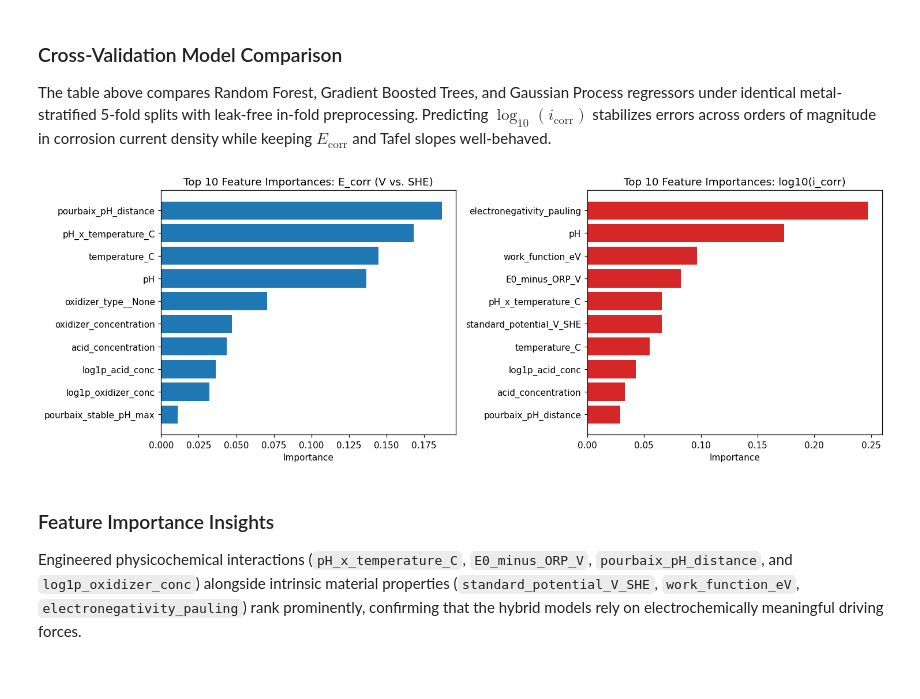
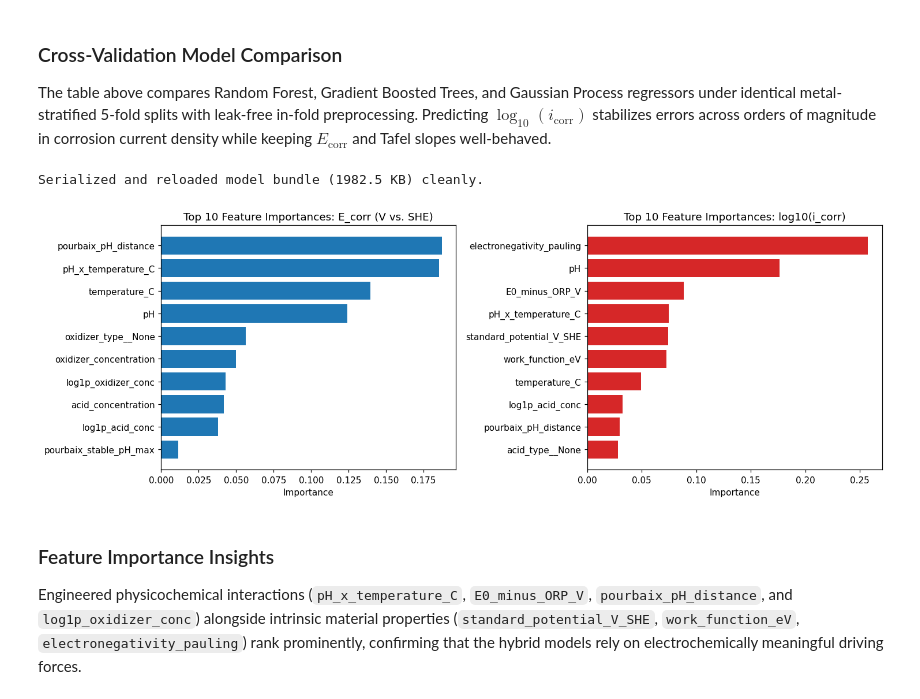
Before and after one commit to MarkLin19941028/Corrosion-simulator, a Jupyter notebook: notebooks/03_phase2_ml_training_and_uncertainty.ipynb, the cells around one changed output. Cells and saved outputs as stored; diff of their text form; code cells hidden in the pictures.

Commit message:
fix(phase2): address Standards and Spec review findings for ML predictor (Issue 03)

```diff
--- a/notebooks/03_phase2_ml_training_and_uncertainty.ipynb
+++ b/notebooks/03_phase2_ml_training_and_uncertainty.ipynb
@@ -76,22 +76,30 @@ The table above compares Random Forest, Gradient Boosted Trees, and Gaussian Pro
 # %%
 rf_predictor = HybridMLPredictor(model_family='random_forest', random_state=42, n_estimators=100)
 rf_predictor.fit(db)
 
-imp_ecorr = rf_predictor.feature_importances('Ecorr_V_SHE').head(10)
-imp_logi = rf_predictor.feature_importances('log10_icorr_uA_cm2').head(10)
+# Verify model persistence round-trip
+import tempfile
+with tempfile.TemporaryDirectory() as tmpdir:
+    bundle_path = rf_predictor.save(Path(tmpdir) / 'rf_predictor.joblib')
+    reloaded = HybridMLPredictor.load(bundle_path)
+    print(f'Serialized and reloaded model bundle ({bundle_path.stat().st_size / 1024:.1f} KB) cleanly.')
+
+imp_ecorr = reloaded.feature_importances('Ecorr_V_SHE').head(10)
+imp_logi = reloaded.feature_importances('log10_icorr_uA_cm2').head(10)
 
 fig, axes = plt.subplots(1, 2, figsize=(13.5, 4.8))
 axes[0].barh(imp_ecorr['feature'][::-1], imp_ecorr['importance'][::-1], color='#1f77b4')
 axes[0].set_title('Top 10 Feature Importances: E_corr (V vs. SHE)')
 axes[0].set_xlabel('Importance')
 
 axes[1].barh(imp_logi['feature'][::-1], imp_logi['importance'][::-1], color='#d62728')
 axes[1].set_title('Top 10 Feature Importances: log10(i_corr)')
 axes[1].set_xlabel('Importance')
 plt.tight_layout()
 plt.show()
 # %% [output]
+Serialized and reloaded model bundle (1982.5 KB) cleanly.
-[figure, old version]
+[figure, new version]
 # %% [markdown]
 ### Feature Importance Insights
 Engineered physicochemical interactions (`pH_x_temperature_C`, `E0_minus_ORP_V`, `pourbaix_pH_distance`, and `log1p_oxidizer_conc`) alongside intrinsic material properties (`standard_potential_V_SHE`, `work_function_eV`, `electronegativity_pauling`) rank prominently, confirming that the hybrid models rely on electrochemically meaningful driving forces.
```
Also changed, not shown: parts of 3 cells of this notebook, 4 other files.
